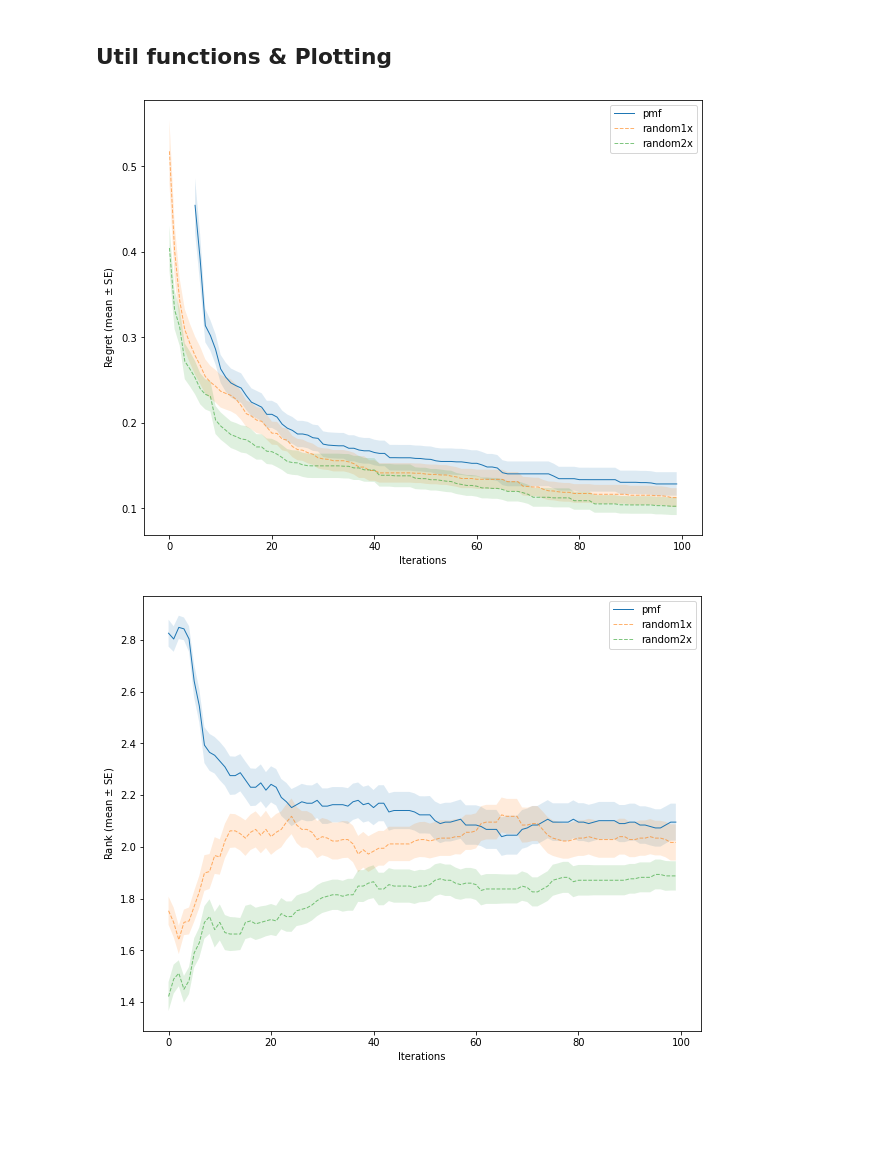
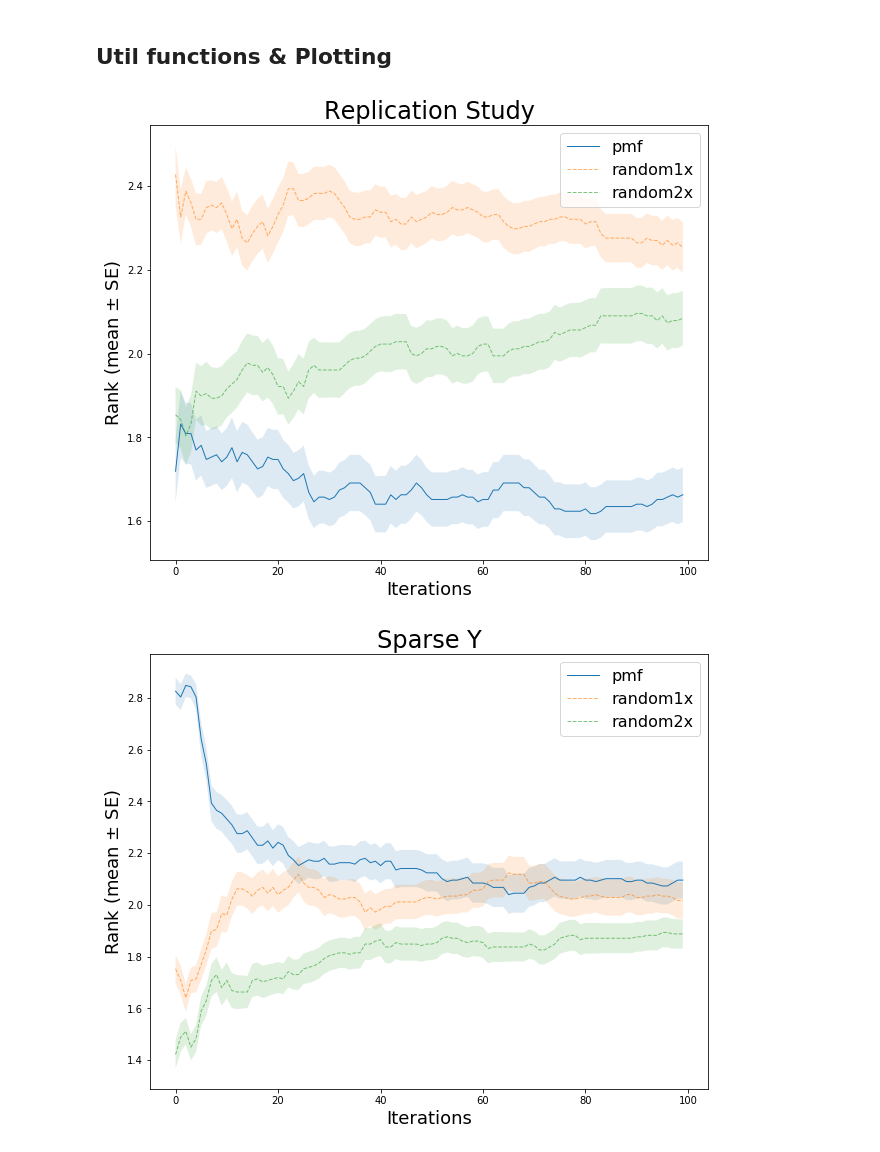
Before and after one commit to davidroschewitz/pmf-automl-dr, a Jupyter notebook: notebooks/Analysis.ipynb, the cells around one changed output. Saved outputs shown, nothing was run; the diff lists cells and outputs as text; code cells hidden in the pictures; blank space fills up the shorter version.

```diff
--- a/notebooks/Analysis.ipynb
+++ b/notebooks/Analysis.ipynb
@@ -51,7 +51,7 @@ def patch_plot(ax, x, y, yl, yu, label):
 def plot_comparison(n_evals, regrets, PLOT_TYPE='mean', pct_values=[25,50,75]):
 
     plt.figure(figsize=(10,8))
-    plt.xlabel('Iterations')
+    plt.xlabel('Iterations', fontsize=18)
     ax = plt.gca()
 
     for k in regrets.keys():
@@ -69,11 +69,11 @@ def plot_comparison(n_evals, regrets, PLOT_TYPE='mean', pct_values=[25,50,75]):
             regret_high = pcts[2,:]
         patch_plot(ax, range(n_evals), regret, regret_low, regret_high, label=k)
 
-    plt.legend(loc='upper right')
+    plt.legend(loc='upper right', fontsize=16)
     if PLOT_TYPE == 'mean':
-        plt.ylabel('Regret (mean $\pm$ SE)')
+        plt.ylabel('Regret (mean $\pm$ SE)', fontsize=18)
     else:
-        plt.ylabel('Regret (quartiles)')
+        plt.ylabel('Regret (quartiles)', fontsize=18)
 
 def compare_regrets(regrets):
 
@@ -81,7 +81,7 @@ def compare_regrets(regrets):
     plot_comparison(n_evals, regrets)
     plt.show()
 
-def compare_ranks(regrets, num_decimals=10):
+def compare_ranks(regrets, num_decimals=10, title=''):
 
     all_results = np.stack([regrets[k] for k in regrets.keys()], axis=2)
     all_results = np.around(all_results, num_decimals)
@@ -92,7 +92,8 @@ def compare_ranks(regrets, num_decimals=10):
 
     n_evals = regrets[list(regrets.keys())[0]].shape[0]
     plot_comparison(n_evals, ranks)
-    plt.ylabel('Rank (mean $\pm$ SE)')
+    plt.ylabel('Rank (mean $\pm$ SE)', fontsize=18)
+    plt.title(title, fontsize=24)
     plt.show()
 # %% [markdown]
 ## Util functions & Plotting
@@ -123,9 +124,15 @@ def plot_LD(X, perf, ld_1, ld_2=None):
     plt.show()
-# %%
-results, _ = get_results_X('output/sparse')
-
-compare_regrets(results);
-compare_ranks(results);
-# %% [output]
-[figure, removed]
-[figure, removed]
+# %%
+#compare_regrets(results);
+
+results, _ = get_results_X('output/main')
+compare_ranks(results, title='Replication Study');
+
+results, _ = get_results_X('output/sparse')
+compare_ranks(results, title='Sparse Y');
+
+results, _ = get_results_X('output/new_test')
+compare_ranks(results, title='Different Test Set');
+# %% [output]
+[figure, added]
+[figure, added]
```
Also changed, not shown: parts of 3 cells of this notebook.
